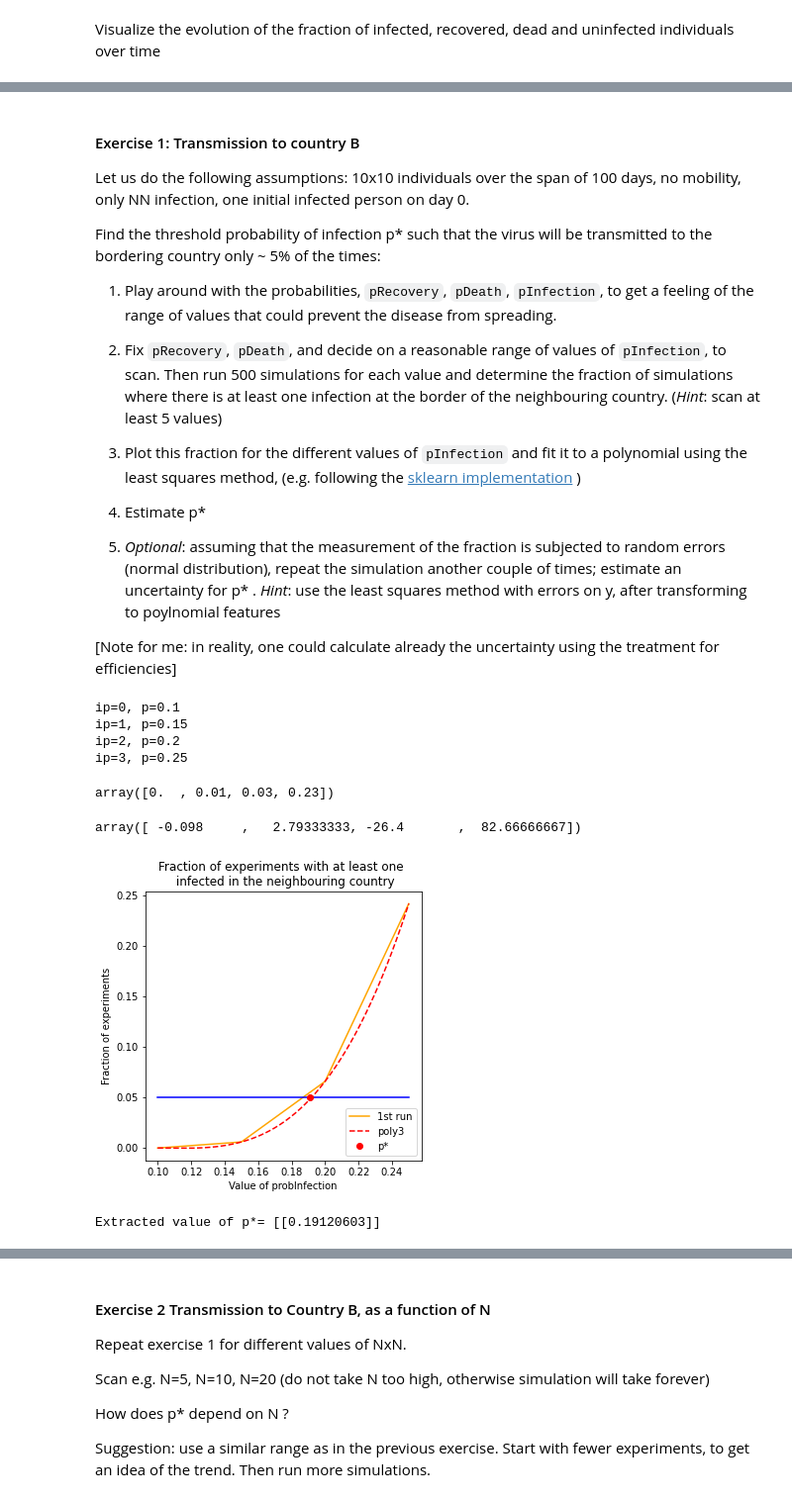
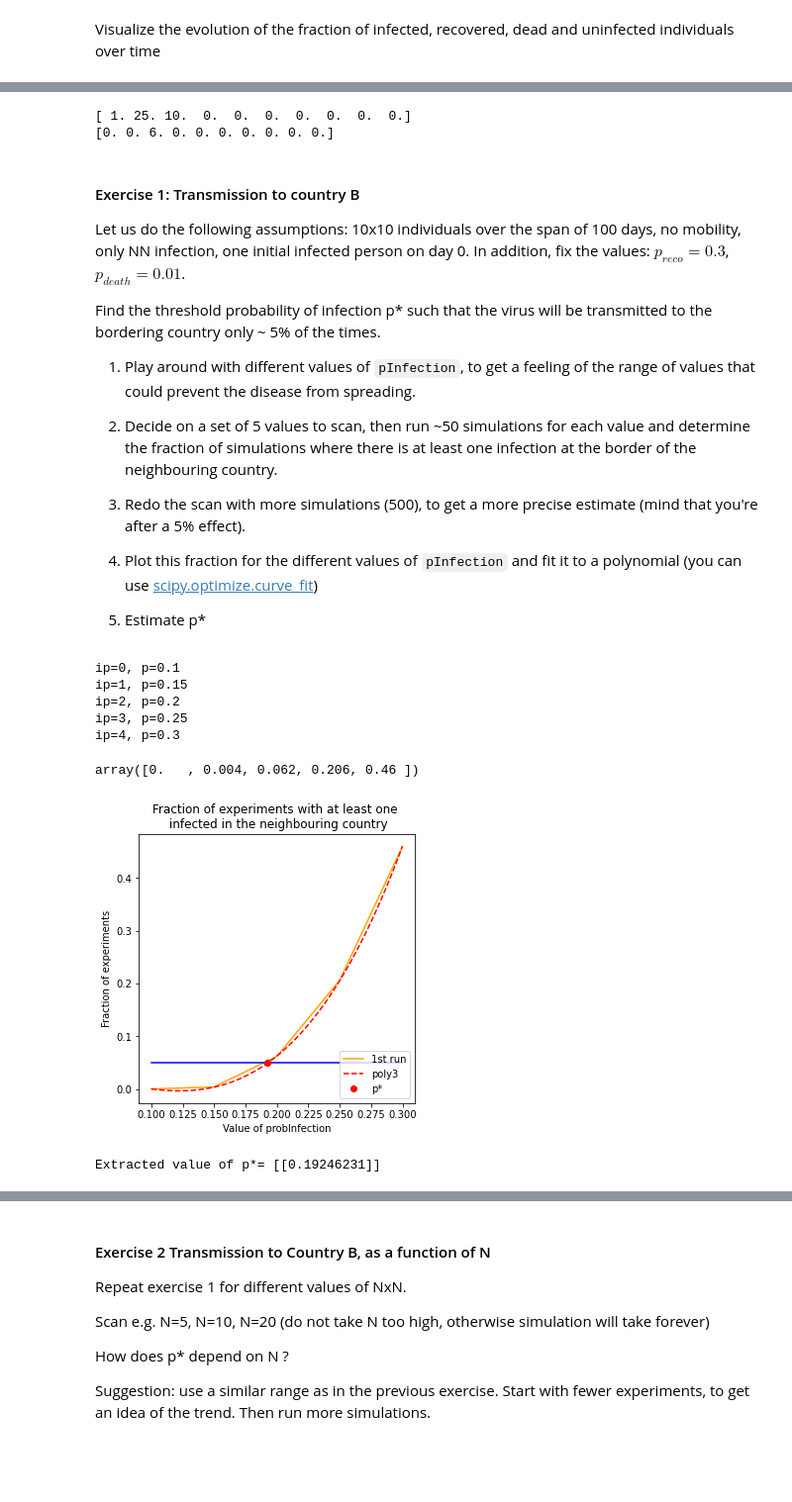
Before and after one commit to yangyuethz/VirusTransmission, a Jupyter notebook: SimpleVirusTransmissionV1Solution.ipynb, the cells around one changed output, grey strips where cells are left out. Shown: that part at 99% size. Saved outputs shown, nothing was run; the diff lists cells and outputs as text; code cells hidden in the pictures; blank space fills up the shorter version.

```diff
--- a/SimpleVirusTransmissionV1Solution.ipynb
+++ b/SimpleVirusTransmissionV1Solution.ipynb
@@ -136,16 +144,13 @@ CondDict[3] = 'dead'
 # %%
 class Disease(object):
   '''
-  The disease is characterised by the following probabilities (fixed in time):
+  The disease, as characterised by the probabilities _pInfection, _pRecovery, _pDeath.
 
+  Arguments for initialisation:
   _pInfection:    probability of getting infected
   _pRecovery:     probability of recovery, if alrady infected
   _pDeath:        probability of dying, if already infected
 
-  Each day, an individual:
-  - if uninfected, can be infected or remain uninfected
-  - if infected, can either recover or die or stay infected
-  - if recovered or dead, cannot change state
   '''
   def __init__(self,pInfection,pRecovery,pDeath):
     self._pInfection=pInfection
@@ -231,12 +236,12 @@ class Nation(object):
    - each individual can move from its position only by a discrete distance, horizontally and/or vertically
    - initial infection happens on day 0, at the north border and spreads to the nearest neighbours of an infected individual every day
 
-  Arguments:
-    width : (int) width of the nation
-    height: (int) height of the nation
+  Arguments for initialisation:
+    _width : (int) width of the nation
+    _height: (int) height of the nation
             N.B.: a nation of height+1 will be created to track the infections in the bordering country
-    I0:     (float) initial number of infected individuals
-    maxTravelDistance: (int) the number of squares that each individual can move on a given day
+    _I0:     (float) initial number of infected individuals
+    _maxTravelDistance: (int) the number of squares that each individual can move on a given day
   '''
 
   def __init__(self, width=10, height=10, I0=1, maxTravelDistance=0):
@@ -303,8 +308,8 @@ class Nation(object):
     '''
     Produces the evolution of one day:
     - creates the states of each individual at the new time
+    - updates their condition based on the NNs of the previous day
     - updates their position, if applicable
-    - updates their condition based on the NNs of the previous day
     '''
 
     self._currentTime += 1
@@ -369,7 +374,6 @@ class Nation(object):
                 newx = ax
                 newy = ay
             ind.updatePosition(time=self._currentTime,pos=(newx,newy))
-            ####newx,newy = random.choice(availablePositionMap)
 
           # keep track of the used positions
           busyPositionsMap.append((newx,newy))
@@ -435,10 +439,15 @@ class Nation(object):
 
     plt.show()
 
-  def plotInfectedEvolution(self,doFrac=True,doRet=False, doShow=True):
+  def plotInfectedEvolution(self,doRet=False,doFrac=True,doShow=True):
     '''
-    Plots the fraction/number of infected,reco,dead,uninf people as a function of time, until current time.
-    Returns the times as a np.array() and the fraction/number of infected people at each time as a np.array() with the same shape
+    Plots the fraction/number of infected,reco,dead,uninfected people as a function of time, until current time.
+    Optionally returns the times as a np.array() and the fraction/number of *infected* people at each time as a np.array() with the same shape
+
+    Arguments:
+      doRet  : if True, will return the times and the fractions/numbers
+      doFrac : if True, will plot and return the fraction of individuals wrt total, else the absolute numbers
+      doShow : if True, will perform the plotting, else not
     '''
     times = np.arange(0,self._currentTime+1)
     Infected   = np.array([self.getNwithConditionAtTime(time,cond='infected')   for time in times])
@@ -506,20 +541,33 @@ nation.plotInfectedEvolution(doFrac=False)
+# %%
+times = np.arange(0,nDays,10)
+nInfectedAatTime = np.ones(times.shape)*999
+nInfectedBorderBatTime = np.ones(times.shape)*999
+
+for it,time in enumerate(times):
+  nInfectedAatTime[it] = nation.getNwithConditionAtTime(time=time,cond='infected')
+  nInfectedBorderBatTime[it] = nation.getBorderNwithConditionAtTime(time=time,cond='infected')
+  #print(time,nInfectedAatTime[it],nInfectedBorderBatTime[it])
+
+print(nInfectedAatTime)
+print(nInfectedBorderBatTime)
+# %% [output]
+[ 1. 25. 10.  0.  0.  0.  0.  0.  0.  0.]
+[0. 0. 6. 0. 0. 0. 0. 0. 0. 0.]
 # %% [markdown]
 #### Exercise 1: Transmission to country B
-Let us do the following assumptions: 10x10 individuals over the span of 100 days, no mobility, only NN infection, one initial infected person on day 0.
+Let us do the following assumptions: 10x10 individuals over the span of 100 days, no mobility, only NN infection, one initial infected person on day 0. In addition, fix the values: $p_{reco}=0.3$, $p_{death}=0.01$.
 
-Find the threshold probability of infection p* such that the virus will be transmitted to the bordering country only ~ 5% of the times:
+Find the threshold probability of infection p* such that the virus will be transmitted to the bordering country only ~ 5% of the times.
 
-1) Play around with the probabilities, `pRecovery`, `pDeath`, `pInfection`, to get a feeling of the range of values that could prevent the disease from spreading.
+1) Play around with different values of `pInfection`, to get a feeling of the range of values that could prevent the disease from spreading.
 
-2) Fix `pRecovery`, `pDeath`, and decide on a reasonable range of values of `pInfection`, to scan. Then run 500 simulations for each value and determine the fraction of simulations where there is at least one infection at the border of the neighbouring country. (*Hint*: scan at least 5 values)
+2) Decide on a set of 5 values to scan, then run ~50 simulations for each value and determine the fraction of simulations where there is at least one infection at the border of the neighbouring country.
 
-3) Plot this fraction for the different values of `pInfection` and fit it to a polynomial using the least squares method, (e.g. following the [sklearn implementation](https://scikit-learn.org/stable/modules/linear_model.html#polynomial-regression-extending-linear-models-with-basis-functions) )
+3) Redo the scan with more simulations (500), to get a more precise estimate (mind that you're after a 5% effect).
 
-4) Estimate p*
+4) Plot this fraction for the different values of `pInfection` and fit it to a polynomial (you can use [scipy.optimize.curve_fit](https://docs.scipy.org/doc/scipy/reference/generated/scipy.optimize.curve_fit.html))
 
-5) *Optional*: assuming that the measurement of the fraction is subjected to random errors (normal distribution), repeat the simulation another couple of times; estimate an uncertainty for p* .  *Hint*: use the least squares method with errors on y, after transforming to poylnomial features
-
-[Note for me: in reality, one could calculate already the uncertainty using the treatment for efficiencies]
+5) Estimate p*
 # %%
 def getFractionForPInfScan(pInfectionScan = np.array([0.05, 0.10, 0.2, 0.3, 0.5]), nExps=10, width=10, height=10):
 
@@ -554,15 +602,16 @@ def getFractionForPInfScan(pInfectionScan = np.array([0.05, 0.10, 0.2, 0.3, 0.5]
 
   return fractions
 # %%
-pInfectionScan_N10_1 = np.array([0.10, 0.15, 0.20, 0.25])
-fractions_N10_11 = getFractionForPInfScan(pInfectionScan_N10_1, nExps=100, width=10, height=10)
+pInfectionScan_N10_1 = np.array([0.10, 0.15, 0.20, 0.25, 0.30])
+fractions_N10_11 = getFractionForPInfScan(pInfectionScan_N10_1, nExps=500, width=10, height=10)
 fractions_N10_11
 # %% [output]
 ip=0, p=0.1
 ip=1, p=0.15
 ip=2, p=0.2
 ip=3, p=0.25
+ip=4, p=0.3
-array([0.  , 0.01, 0.03, 0.23])
+array([0.   , 0.004, 0.062, 0.206, 0.46 ])
 # %%
 def fitFractions(pInfectionScan,fractions, degree=3):
 
@@ -580,29 +629,27 @@ def fitFractions(pInfectionScan,fractions, degree=3):
   return model
 # %%
 model = fitFractions(pInfectionScan_N10_1,fractions_N10_11)
-newX = np.linspace(0.10, 0.25, 200)
+newX = np.linspace(0.10, 0.30, 200)
 newY = model.predict(newX.reshape(-1,1))
 #model.named_steps['linear'].coef_
-# %% [output]
-array([ -0.098     ,   2.79333333, -26.4       ,  82.66666667])
 # %%
 line = np.ones(newX.shape)*0.05
 
 # Find the intersection point between the line and the function
 idx = np.argwhere(np.diff(np.sign(newY-line)))
 
 fig,ax = plt.subplots(1,1,figsize=(5, 5))
-ax.plot(X,Y,       '-', label='1st run', color='orange')
+ax.plot(pInfectionScan_N10_1,fractions_N10_11,       '-', label='1st run', color='orange')
 ax.plot(newX,newY, '--',label='poly3', color='red')
 ax.plot(newX,line, '-', color='blue')
 ax.plot(newX[idx], line[idx], 'ro', label='p*')
 ax.legend(loc='lower right', frameon=True)
 ax.set_xlabel('Value of probInfection')
 ax.set_ylabel('Fraction of experiments')
 ax.set_title('Fraction of experiments with at least one \n infected in the neighbouring country')
 plt.show()
 
 print('Extracted value of p*=', newX[idx])
 # %% [output]
-[figure, old version]
+[figure, new version]
-Extracted value of p*= [[0.19120603]]
+Extracted value of p*= [[0.19246231]]
```
Also changed, not shown: parts of 28 cells of this notebook, 2 other files.
